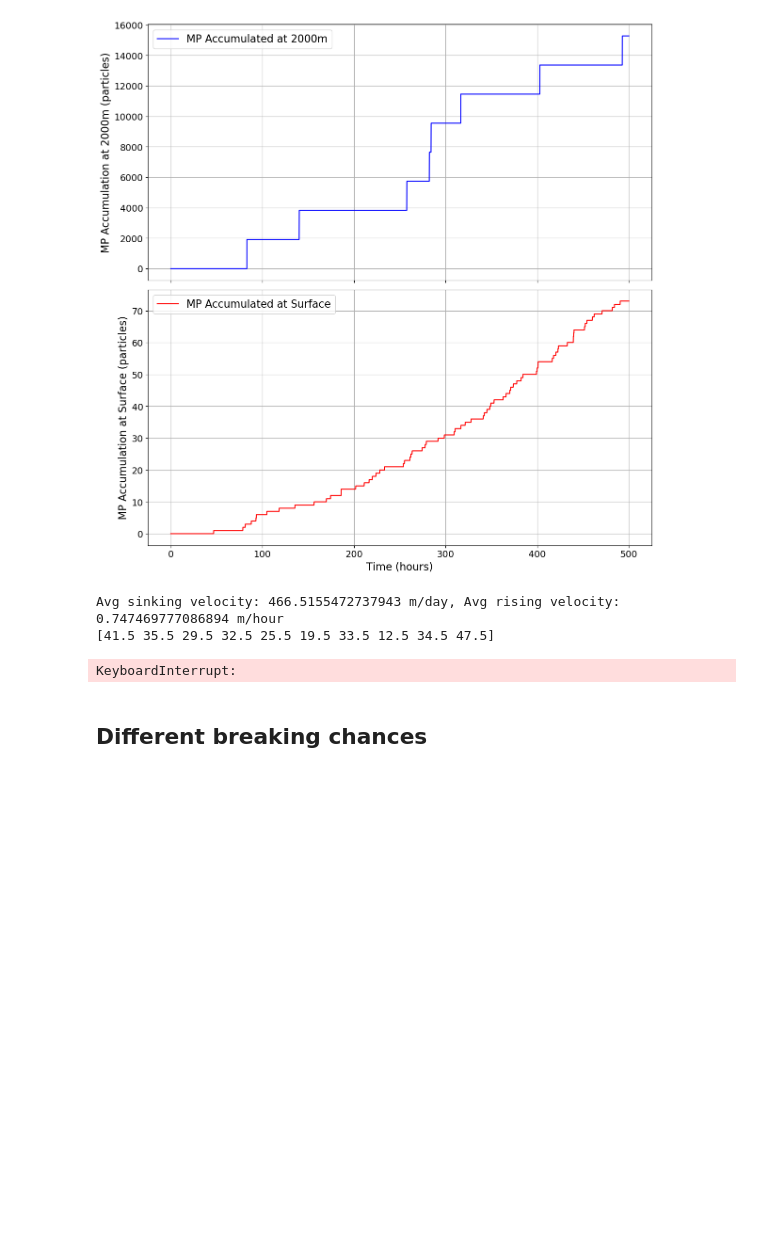
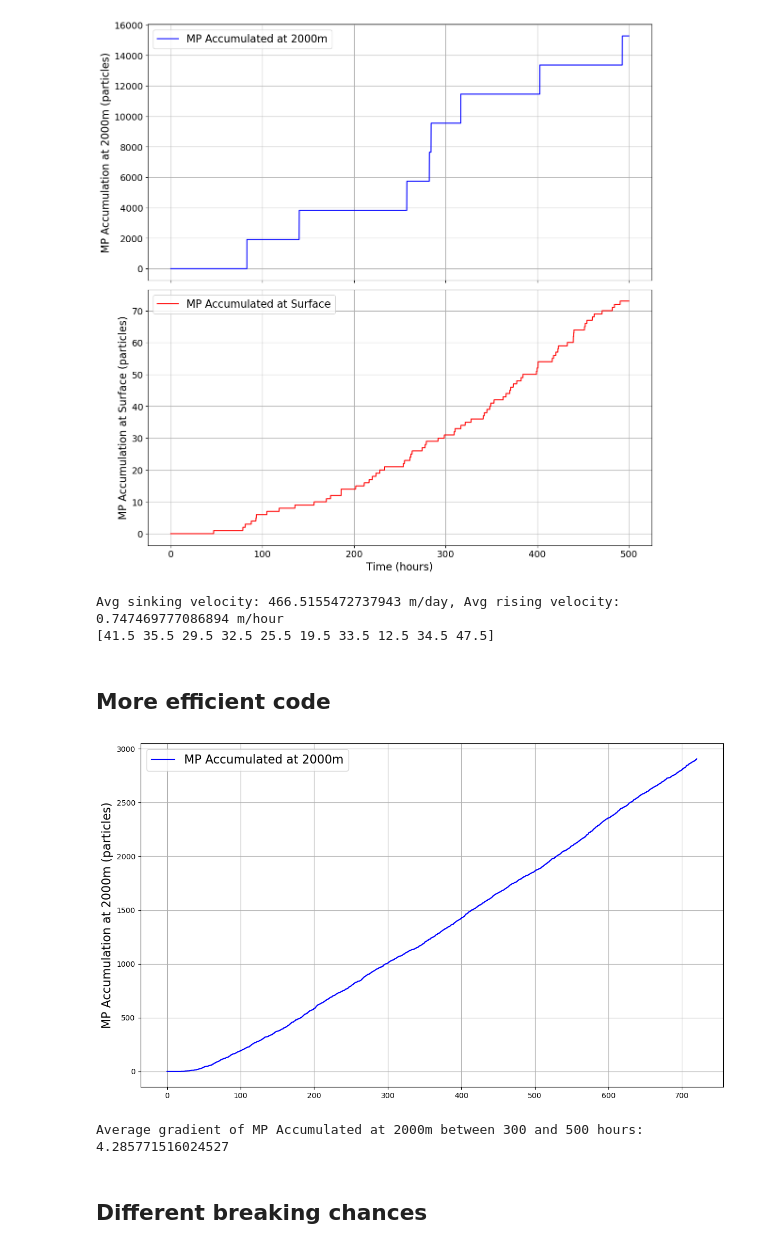
Before and after one commit to bethcandish/Antarctic_Krill, a Jupyter notebook: model_plots.ipynb, the cells around one changed output. Drawn from its saved outputs; the diff is of its cells as text; code cells hidden in the pictures; blank space fills up the shorter version.

```diff
--- a/model_plots.ipynb
+++ b/model_plots.ipynb
@@ -193,6 +195,8 @@ print(krill_length_mm)
 [figure]
 Avg sinking velocity: 466.5155472737943 m/day, Avg rising velocity: 0.747469777086894 m/hour
 [41.5 35.5 29.5 32.5 25.5 19.5 33.5 12.5 34.5 47.5]
+# %% [markdown]
+## More efficient code
 # %%
 ##Actually more efficient main code!
 
@@ -209,7 +213,7 @@ from onekrill_onecolumn import (
 
 # Simulation Parameters
 depth_limit = 2000  # m
-time = np.linspace(0, 500, 10000)  # Simulation time in hours
+time = np.linspace(0, 720, 10000)  # Simulation time in hours
 b = -0.32  # Attenuation coefficient
 mu = 0.001  # Viscosity of water
 rho = 1025  # Density of water
@@ -261,7 +265,7 @@ def simulate_krill(krill_length, krill_length_proportion, krill_length_proportio
         D = generate_random(183, 178, 80, 400, size= int(num_pellets * krill_length_proportion_bel)) * 1e-6
 
     break_depths = np.random.uniform(100, 300, size=num_pellets)
-    break_chances = np.random.rand(num_pellets) < 0.5
+    break_chances = np.random.rand(num_pellets) < 0.63
 
     # Simulate sinking for each fecal pellet
     for i, release_time in enumerate(fp_release_times):
@@ -335,44 +339,39 @@ for depth, release_time, wr in rising_mp:
             if index not in counted_indices:
                 mp_rising_accumulation[index] += 1
                 counted_indices.add(index)
             break
         depth -= wr * (time[1] - time[0])
 
 mp_rising_accumulation = np.cumsum(mp_rising_accumulation)
 mp_accumulation_at_2000m = np.cumsum(mp_accumulation_at_2000m)
 
 # Plot Results
-fig, axes = plt.subplots(nrows=2, ncols=1, figsize=(12, 12), sharex=True)
+fig, axes = plt.subplots(nrows=1, ncols=1, figsize=(12, 7))
 
-axes[0].plot(time, mp_accumulation_at_2000m, color='blue', label="MP Accumulated at 2000m")
-axes[0].set_ylabel("MP Accumulation at 2000m (particles)", fontsize=16)
-axes[0].grid()
-axes[0].legend(fontsize=16)
-
-axes[1].plot(time, mp_rising_accumulation, color='red', label="MP Accumulated at Surface")
-axes[1].set_xlabel("Time (hours)", fontsize=16)
-axes[1].set_ylabel("MP Accumulation at Surface (particles)", fontsize=16)
-axes[1].grid()
-axes[1].legend(fontsize=16)
+axes.plot(time, mp_accumulation_at_2000m, color='blue', label="MP Accumulated at 2000m")
+axes.set_ylabel("MP Accumulation at 2000m (particles)", fontsize=16)
+axes.grid()
+axes.legend(fontsize=16)
 
 plt.tight_layout()
 plt.show()
 
 # Approximate the gradient between 300 and 500 hours
 time_range = (time >= 300) & (time <= 500)
 time_selected = time[time_range]
 
 # Gradient for MP Accumulated at 2000m
 mp_accumulation_gradient_2000m = np.gradient(mp_accumulation_at_2000m[time_range], time_selected)
 average_gradient_2000m = np.mean(mp_accumulation_gradient_2000m)
 
 # Gradient for MP Accumulated at Surface
 mp_rising_gradient_surface = np.gradient(mp_rising_accumulation[time_range], time_selected)
 average_gradient_surface = np.mean(mp_rising_gradient_surface)
 
 print(f"Average gradient of MP Accumulated at 2000m between 300 and 500 hours: {average_gradient_2000m}")
-print(f"Average gradient of MP Accumulated at Surface between 300 and 500 hours: {average_gradient_surface}")
+#print(f"Average gradient of MP Accumulated at Surface between 300 and 500 hours: {average_gradient_surface}")
 
-print(krill_lengths)
+#print(krill_lengths)
 # %% [output]
+[figure, added]
-KeyboardInterrupt:
+Average gradient of MP Accumulated at 2000m between 300 and 500 hours: 4.285771516024527
```
Also changed, not shown: parts of 20 cells of this notebook, 1 other file.
